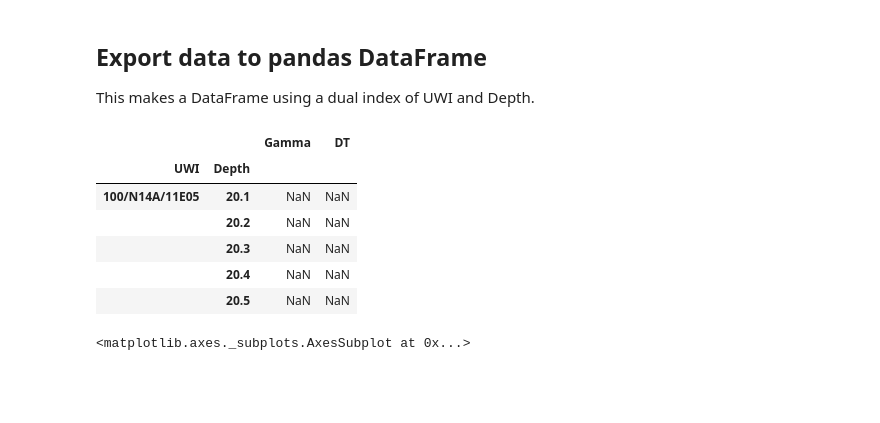
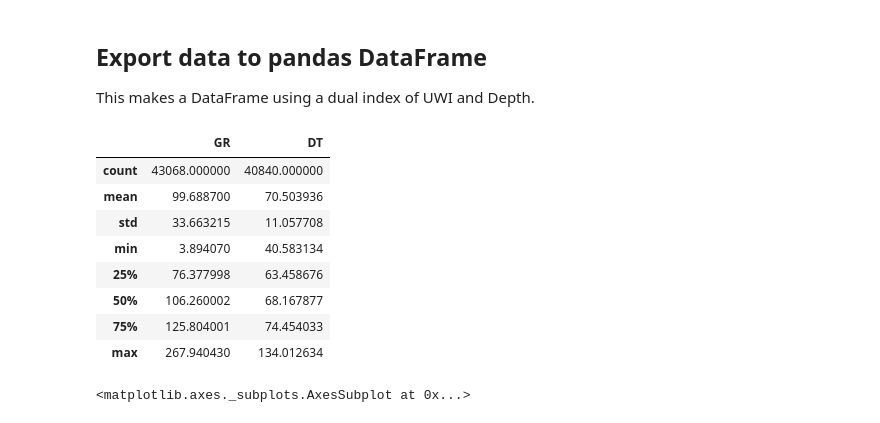
Before and after one commit to agilescientific/welly, a Jupyter notebook: tutorial/Project.ipynb, the cells around one changed output. Drawn from its saved outputs; the diff is of its cells as text; code cells hidden in the pictures; blank space fills up the shorter version.

```diff
--- a/tutorial/Project.ipynb
+++ b/tutorial/Project.ipynb
@@ -56,21 +57,21 @@ plt.show()
 
 This makes a DataFrame using a dual index of UWI and Depth.
 # %%
-keys = ['Gamma', 'DT']
-
-alias = {'Gamma': ['GR', 'GAM']}
+keys = ['GR', 'DT']
 
 df = p.df(keys=keys, alias=alias)
 # %%
-df.head()
+df.describe()
 # %% [output]
-|  |  | Gamma | DT |
-| UWI | Depth |  |  |
-| 100/N14A/11E05 | 20.1 | NaN | NaN |
-|  | 20.2 | NaN | NaN |
-|  | 20.3 | NaN | NaN |
-|  | 20.4 | NaN | NaN |
-|  | 20.5 | NaN | NaN |
+|  | GR | DT |
+| count | 43068.000000 | 40840.000000 |
+| mean | 99.688700 | 70.503936 |
+| std | 33.663215 | 11.057708 |
+| min | 3.894070 | 40.583134 |
+| 25% | 76.377998 | 63.458676 |
+| 50% | 106.260002 | 68.167877 |
+| 75% | 125.804001 | 74.454033 |
+| max | 267.940430 | 134.012634 |
 # %%
 df.loc['100/N14A/11E05'].DT.plot()
 # %% [output]
```
Also changed, not shown: parts of 3 cells of this notebook, 1 other file.
